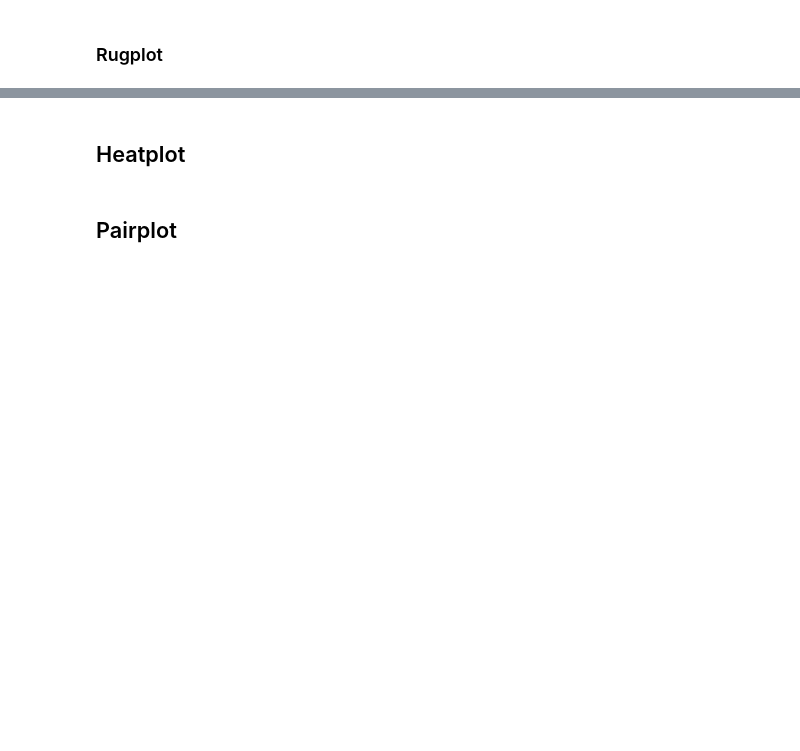
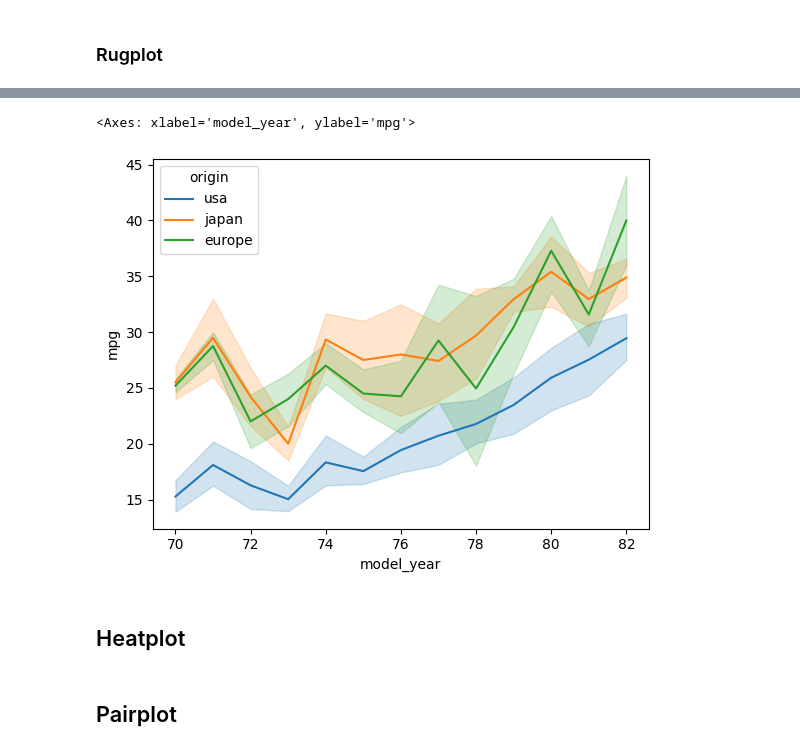
Before and after one commit to drolsonmi/math3080, a Jupyter notebook: Notes/11_Graphing.ipynb, the cells around one changed output, grey strips where cells are left out. Saved outputs shown, nothing was run; the diff lists cells and outputs as text; code cells hidden in the pictures; blank space fills up the shorter version.

```diff
--- a/Notes/11_Graphing.ipynb
+++ b/Notes/11_Graphing.ipynb
@@ -447,0 +357,3 @@ sns.rugplot(data=tips, x='total_bill', y='tip')
+# %%
+mpg = sns.load_dataset('mpg')
+mpg.head()
@@ -448,2 +367,7 @@ sns.rugplot(data=tips, x='total_bill', y='tip')
+# %%
+sns.lineplot(data=mpg, x='model_year', y='mpg', hue='origin')
+# %% [output]
+<Axes: xlabel='model_year', ylabel='mpg'>
+[figure, added]
 # %% [markdown]
 ## Heatplot
```
Also changed, not shown: parts of 42 cells of this notebook, 4 other files.
